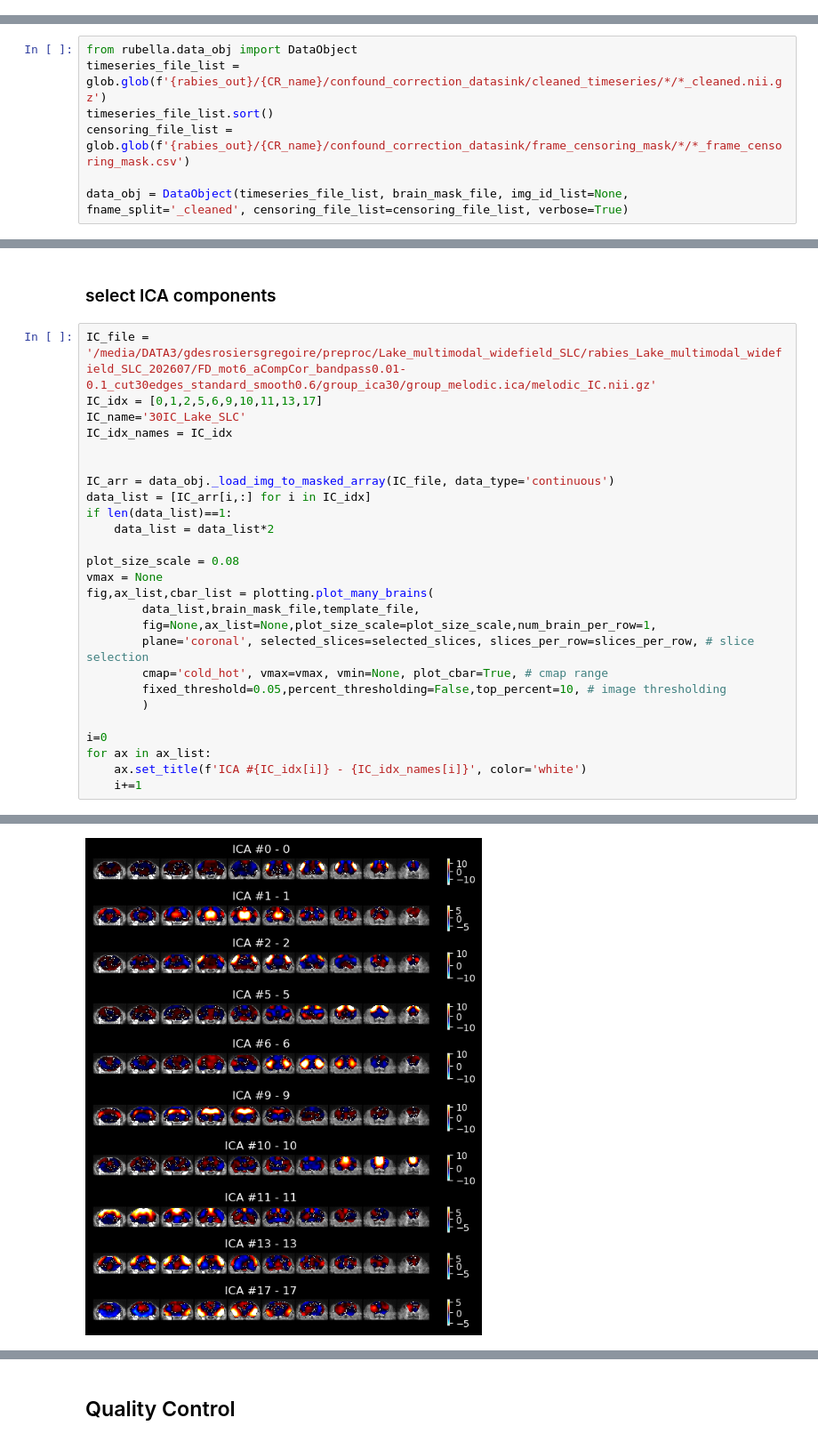
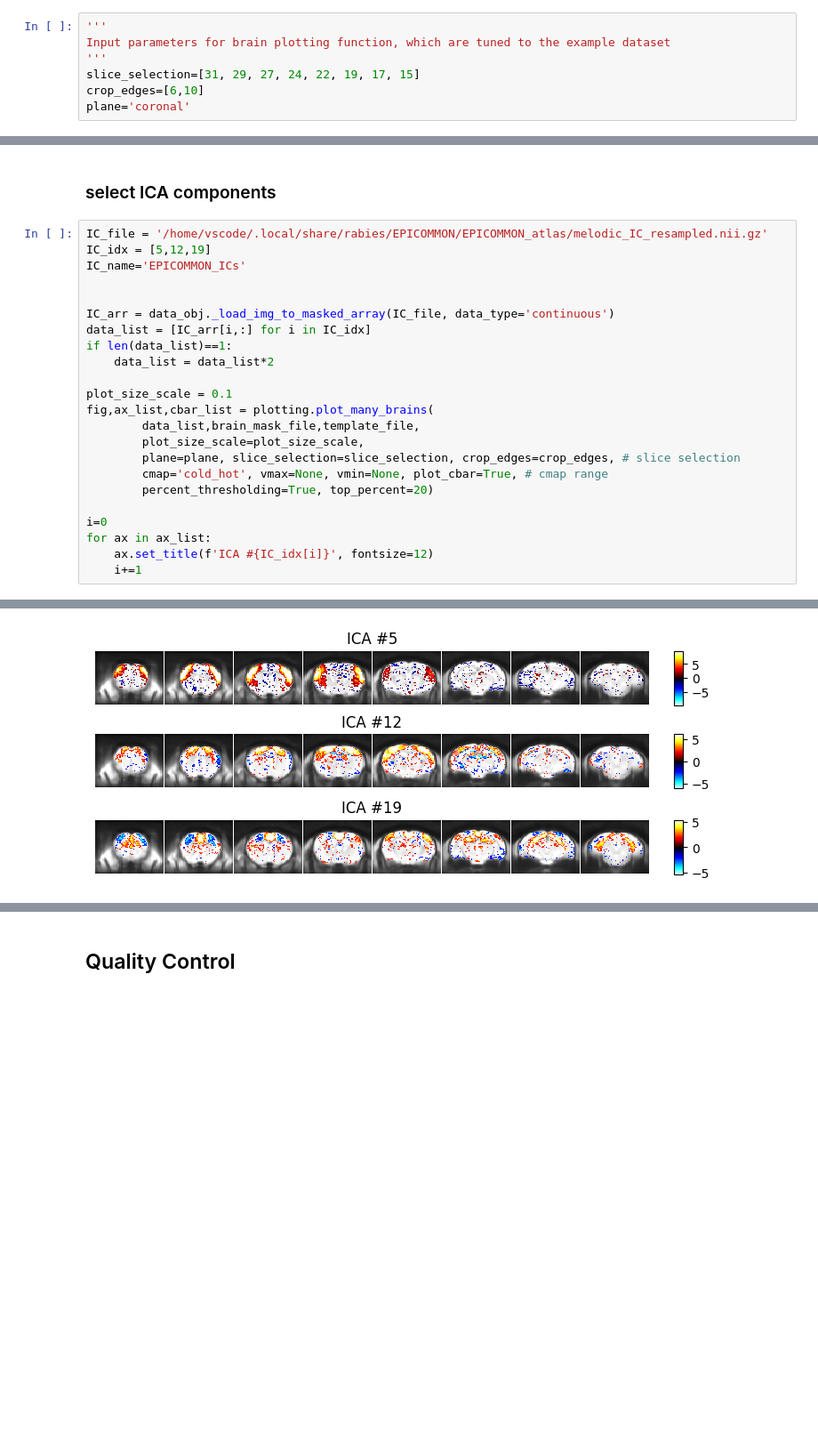
Before and after one commit to functional-neuroimaging/RUBELLA, a Jupyter notebook: docs/examples/rubella_QC_example.ipynb, the cells around one changed output, grey strips where cells are left out. Shown at 89% size. Saved outputs shown, nothing was run; the diff lists cells and outputs as text; blank space fills up the shorter version.

Commit message:
update QC example notebook with latest package functions

```diff
--- a/docs/examples/rubella_QC_example.ipynb
+++ b/docs/examples/rubella_QC_example.ipynb
@@ -28,4 +16,11 @@ slices_per_row = num_slices
 # %% [markdown]
 ## Select inputs
 ### load RABIES outputs into a DataObject
+# %%
+'''
+Input parameters for brain plotting function, which are tuned to the example dataset
+'''
+slice_selection=[31, 29, 27, 24, 22, 19, 17, 15]
+crop_edges=[6,10]
+plane='coronal'
 # %%
@@ -42,7 +65,0 @@ group_qc_df = pd.read_csv(group_qc_csv)
-# %%
-from rubella.data_obj import DataObject
-timeseries_file_list = glob.glob(f'{rabies_out}/{CR_name}/confound_correction_datasink/cleaned_timeseries/*/*_cleaned.nii.gz')
-timeseries_file_list.sort()
-censoring_file_list = glob.glob(f'{rabies_out}/{CR_name}/confound_correction_datasink/frame_censoring_mask/*/*_frame_censoring_mask.csv')
-
-data_obj = DataObject(timeseries_file_list, brain_mask_file, img_id_list=None, fname_split='_cleaned', censoring_file_list=censoring_file_list, verbose=True)
@@ -67,10 +66,9 @@ data_obj = DataObject(timeseries_file_list, brain_mask_file, img_id_list=None, f
 # %% [markdown]
 ### select ICA components
 # %%
-IC_file = '/media/DATA3/gdesrosiersgregoire/preproc/Lake_multimodal_widefield_SLC/rabies_Lake_multimodal_widefield_SLC_202607/FD_mot6_aCompCor_bandpass0.01-0.1_cut30edges_standard_smooth0.6/group_ica30/group_melodic.ica/melodic_IC.nii.gz'
-IC_idx = [0,1,2,5,6,9,10,11,13,17]
-IC_name='30IC_Lake_SLC'
-IC_idx_names = IC_idx
+IC_file = '/home/vscode/.local/share/rabies/EPICOMMON/EPICOMMON_atlas/melodic_IC_resampled.nii.gz'
+IC_idx = [5,12,19]
+IC_name='EPICOMMON_ICs'
 
 
 IC_arr = data_obj._load_img_to_masked_array(IC_file, data_type='continuous')
@@ -78,18 +76,16 @@ data_list = [IC_arr[i,:] for i in IC_idx]
 if len(data_list)==1:
     data_list = data_list*2
 
-plot_size_scale = 0.08
-vmax = None
+plot_size_scale = 0.1
 fig,ax_list,cbar_list = plotting.plot_many_brains(
         data_list,brain_mask_file,template_file,
-        fig=None,ax_list=None,plot_size_scale=plot_size_scale,num_brain_per_row=1,
-        plane='coronal', selected_slices=selected_slices, slices_per_row=slices_per_row, # slice selection
-        cmap='cold_hot', vmax=vmax, vmin=None, plot_cbar=True, # cmap range
-        fixed_threshold=0.05,percent_thresholding=False,top_percent=10, # image thresholding
-        )
+        plot_size_scale=plot_size_scale,
+        plane=plane, slice_selection=slice_selection, crop_edges=crop_edges, # slice selection
+        cmap='cold_hot', vmax=None, vmin=None, plot_cbar=True, # cmap range
+        percent_thresholding=True, top_percent=20)
 
 i=0
 for ax in ax_list:
-    ax.set_title(f'ICA #{IC_idx[i]} - {IC_idx_names[i]}', color='white')
+    ax.set_title(f'ICA #{IC_idx[i]}', fontsize=12)
     i+=1
 # %% [output]
@@ -97 +97 @@ Generating a figure with dimensions (9.440000140666962, 7.200000107288361), 10 r
-[figure, old version]
+[figure, new version]
```
Also changed, not shown: parts of 16 cells of this notebook.
